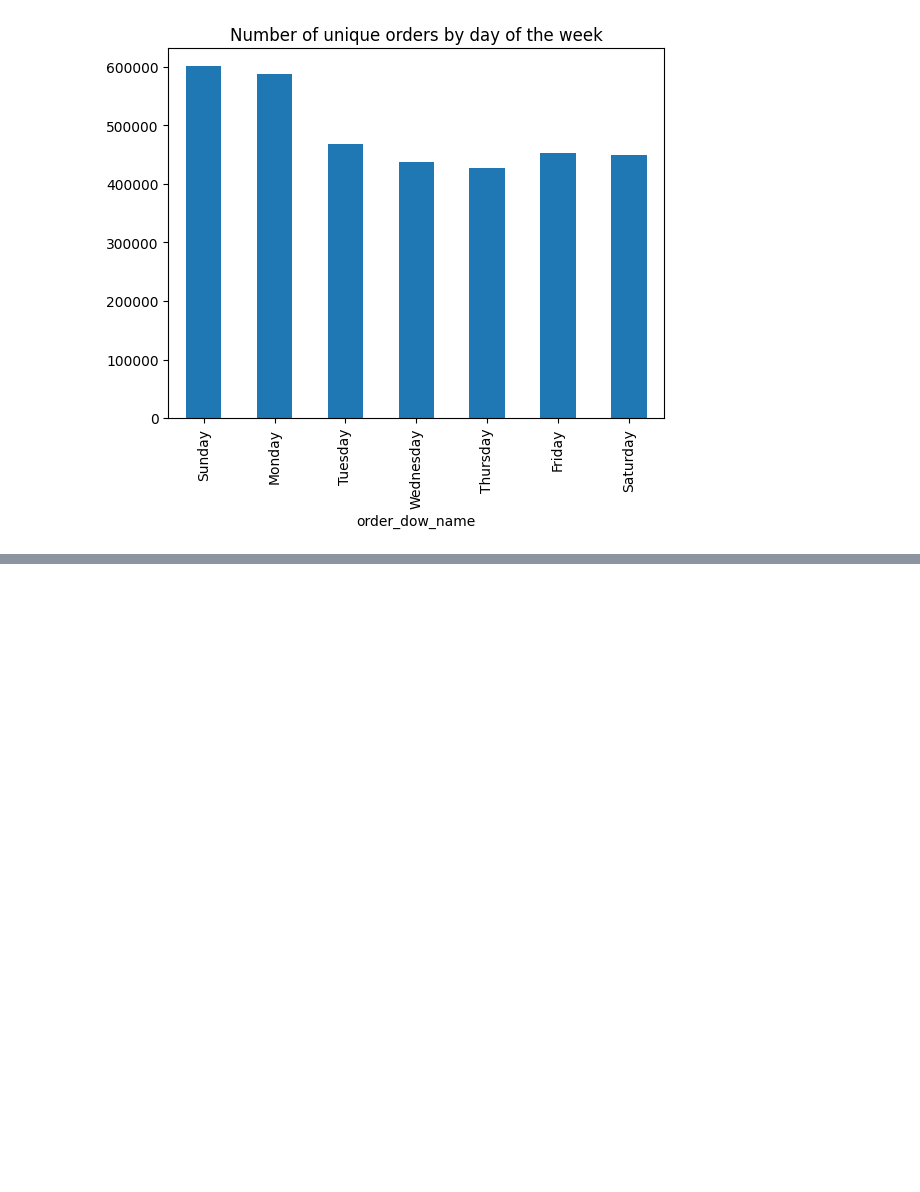
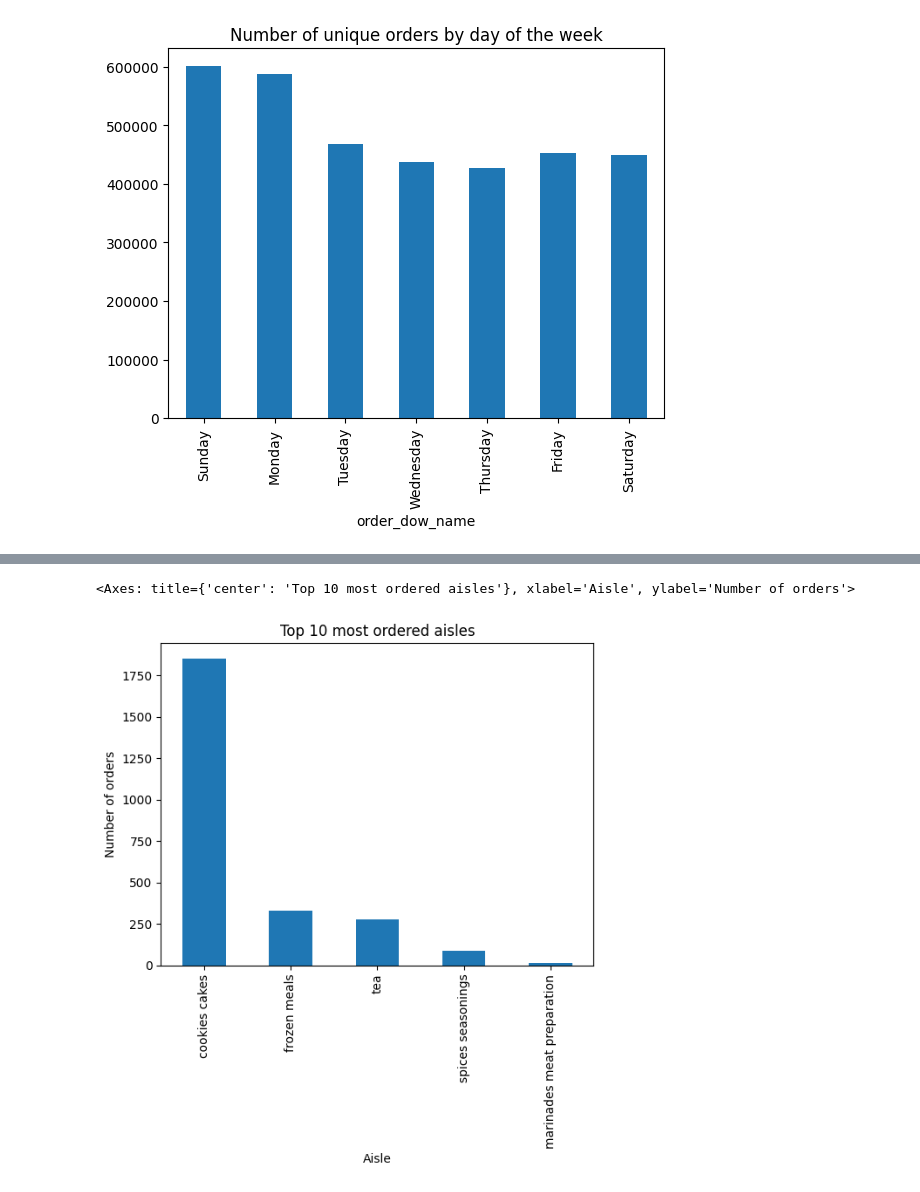
Before and after one commit to pradeepjoel/instacart-retail-project, a Jupyter notebook: data_exploration/01_exploration_instacart.ipynb, the cells around one changed output, grey strips where cells are left out. Drawn from its saved outputs; the diff is of its cells as text; code cells hidden in the pictures; blank space fills up the shorter version.

```diff
--- a/data_exploration/01_exploration_instacart.ipynb
+++ b/data_exploration/01_exploration_instacart.ipynb
@@ -185,0 +210,8 @@ orders.groupby("order_dow_name")["order_id"].nunique().plot(kind="bar", title="N
+# %%
+products = products.merge(aisles, on="aisle_id") \
+        .merge(departments, on="department_id") \
+        .head()
+# %%
+# Merge products with order_products_prior to explore the products bought
+order_products_prior = order_products_prior.merge(products, on="product_id")
+order_products_prior.head()
@@ -185,0 +225,13 @@ orders.groupby("order_dow_name")["order_id"].nunique().plot(kind="bar", title="N
+# %%
+# Top 10 most ordered products
+top_10_products = order_products_prior["product_name"].value_counts().head(10)
+top_10_products.plot(kind="bar", title="Top 10 most ordered products", xlabel="Product name", ylabel="Number of orders")
+# Top 10 most ordered aisles
+top_10_aisles = order_products_prior["aisle"].value_counts().head(10)
+top_10_aisles.plot(kind="bar", title="Top 10 most ordered aisles", xlabel="Aisle", ylabel="Number of orders")
+# Top 10 most ordered departments
+top_10_departments = order_products_prior["department"].value_counts().head(10)
+top_10_departments.plot(kind="bar", title="Top 10 most ordered departments", xlabel="Department", ylabel="Number of orders")
+# %% [output]
+<Axes: title={'center': 'Top 10 most ordered aisles'}, xlabel='Aisle', ylabel='Number of orders'>
+[figure, added]
```
Also changed, not shown: parts of 5 cells of this notebook.
